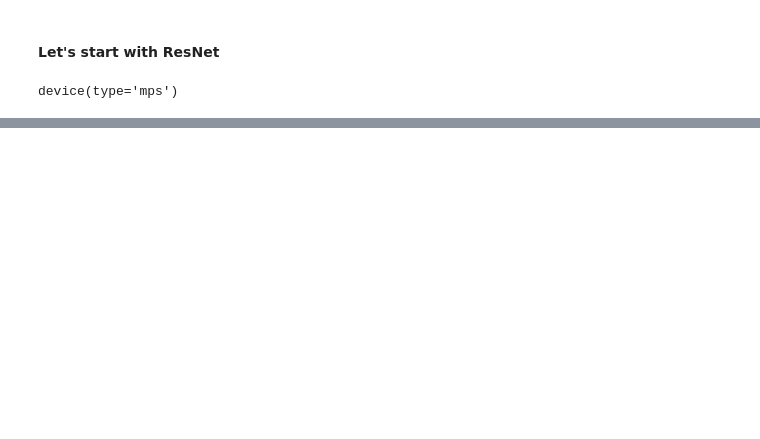
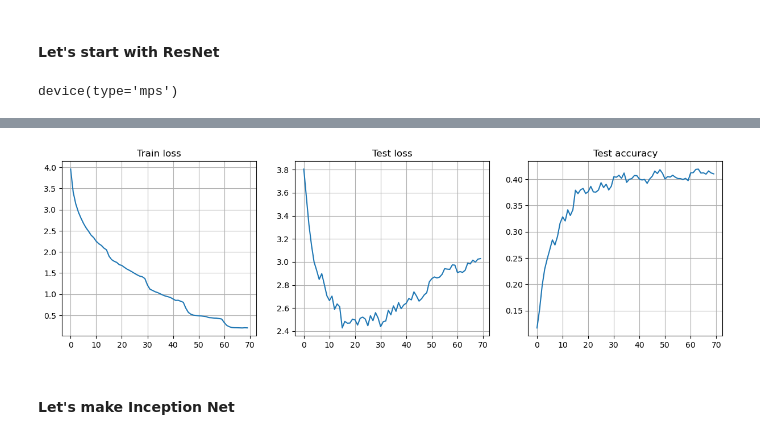
Before and after one commit to WASD6464/ML, a Jupyter notebook: CV/Architectures.ipynb, the cells around one changed output, grey strips where cells are left out. Saved outputs shown, nothing was run; the diff lists cells and outputs as text; code cells hidden in the pictures; blank space fills up the shorter version.

```diff
--- a/CV/Architectures.ipynb
+++ b/CV/Architectures.ipynb
@@ -167,8 +162,8 @@ def train_func(tr_l, ts_l, loss_fn, acc_fn, device, epochs=100, lr = 1e-4, model
         model = model_class().half().to(device)
 
 
-    optimizer = torch.optim.Adam(model.parameters(), lr=lr, amsgrad=True, eps=1e-2, weight_decay=1e-3)
-    scheduler = torch.optim.lr_scheduler.StepLR(optimizer, step_size=3, gamma=0.3)
+    optimizer = torch.optim.Adam(model.parameters(), lr=lr, amsgrad=True, weight_decay=1e-3)
+    scheduler = torch.optim.lr_scheduler.StepLR(optimizer, step_size=15, gamma=0.7)
 
 
     for epoch in tqdm(range(epochs)):
@@ -218,4 +213,4 @@ def train_func(tr_l, ts_l, loss_fn, acc_fn, device, epochs=100, lr = 1e-4, model
 
     return (model, train_loss_hist, test_loss_hist, test_acc_hist)
 # %%
-model = ResNet(ResBlock, [2, 2, 3, 2], 100).half().to(device)
+model = ResNet(ResBlock, [2, 2, 2, 2], 100).to(device)
@@ -234,5 +249,5 @@ gc.collect()
 
 torch.mps.empty_cache()
 # %%
-tr_model, tr_loss_hist, ts_loss_hist, ts_acc_hist = train_func(train_loader, test_loader, loss_fn, acc_fn, device, 15, 3e-3, model = model)
+tr_model, tr_loss_hist, ts_loss_hist, ts_acc_hist = train_func(train_loader, test_loader, loss_fn, acc_fn, device, 70, 3e-3, model = model)
 # %% [output]
@@ -241,0 +271,16 @@ KeyboardInterrupt:
+# %%
+def plot_train_func(train_loss_hist, test_loss_hist, test_acc_hist):
+    d = {0: train_loss_hist, 1: test_loss_hist, 2: test_acc_hist}
+    names = {0: "Train loss", 1: "Test loss", 2: "Test accuracy"}
+    fig, ax = plt.subplots(1, 3, figsize=(15, 4))
+    for i in range(3):
+        ax[i].plot(d[i])
+        ax[i].grid()
+        ax[i].set_title(names[i])
+    plt.show()
+# %%
+plot_train_func(tr_loss_hist, ts_loss_hist, ts_acc_hist)
+# %% [output]
+[figure, added]
+# %% [markdown]
+#### Let's make Inception Net
```
Also changed, not shown: parts of 42 cells of this notebook, 1 other file.
